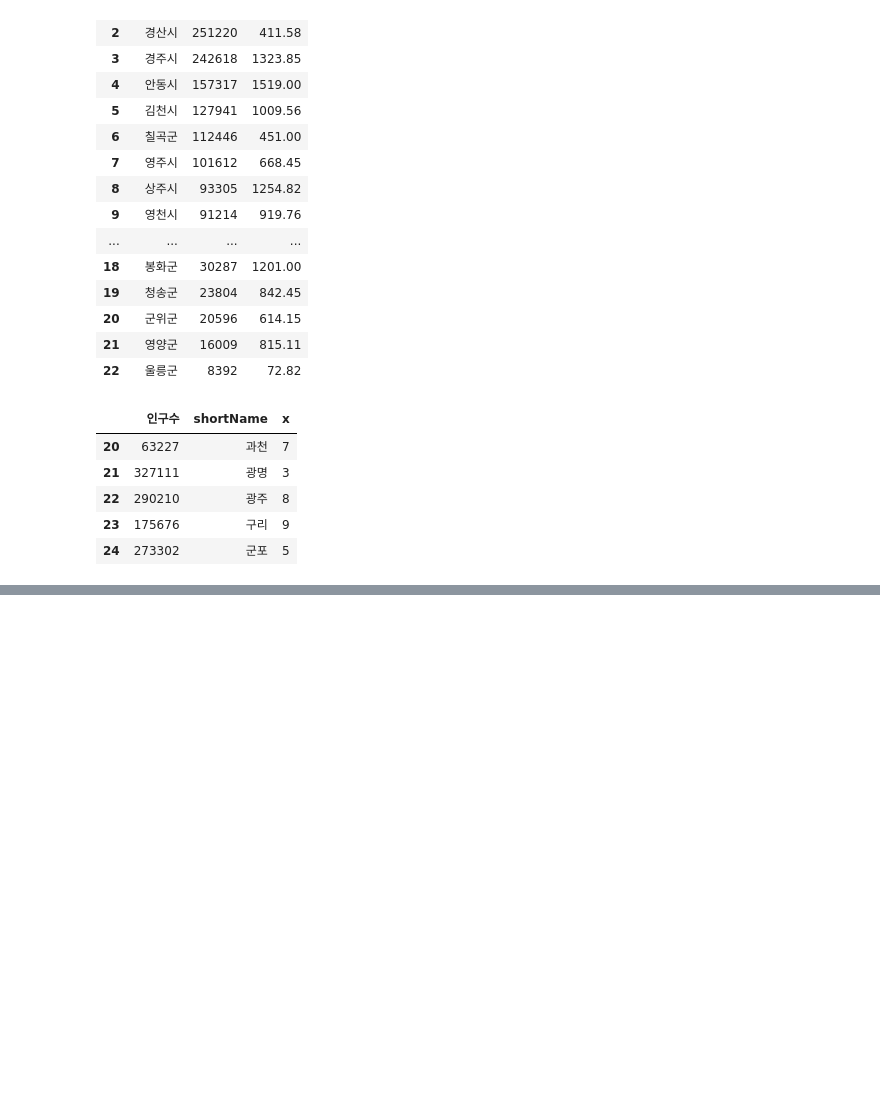
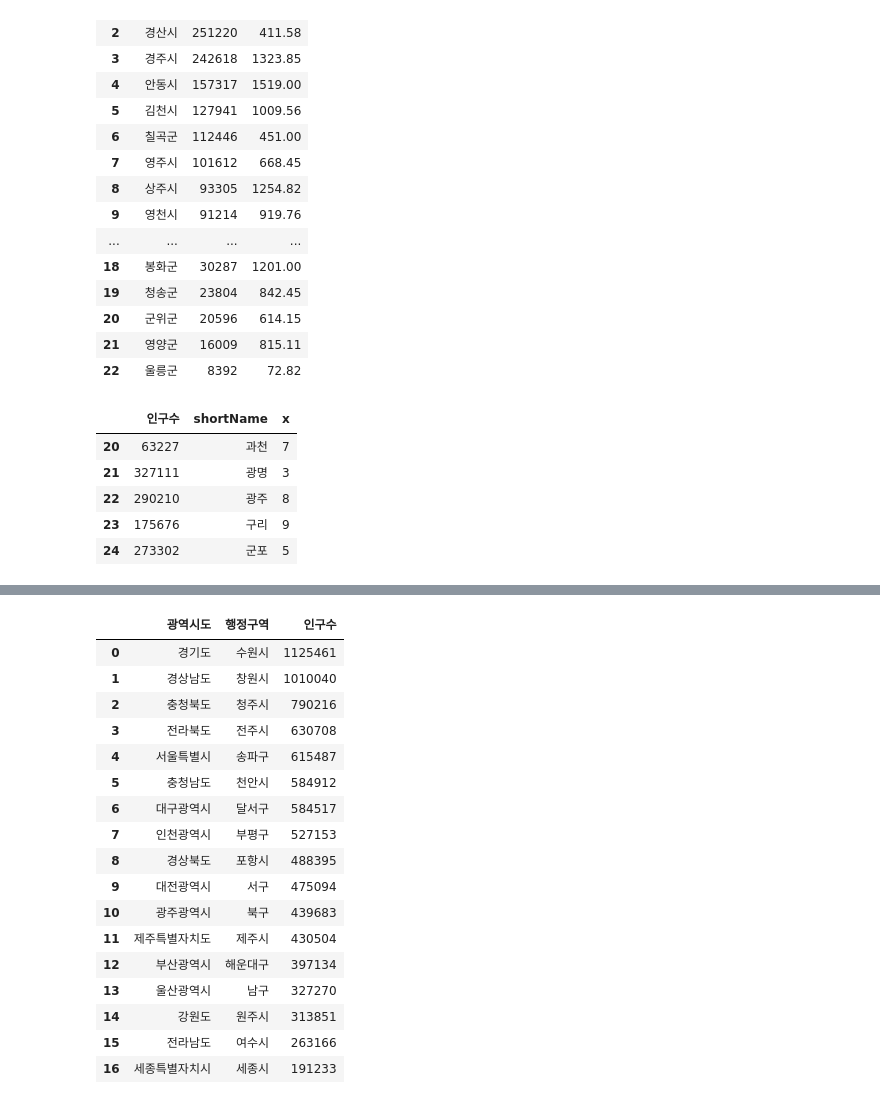
Before and after one commit to NestVail/python_webscraping, a Jupyter notebook: 행정구역정보분석.ipynb, the cells around one changed output, grey strips where cells are left out. Saved outputs shown, nothing was run; the diff lists cells and outputs as text; code cells hidden in the pictures; blank space fills up the shorter version.

```diff
--- a/행정구역정보분석.ipynb
+++ b/행정구역정보분석.ipynb
@@ -163,3 +163,7 @@ pop_mean_val = data['인구수'].mean()
 # round(pop_mean_val) # Same function as pop_mean_val:.2f
 pop_mean_lt_df = data.loc[data['인구수'] < pop_mean_val, ['광역시도', '행정구역', '면적', '인구수' ]].sort_values(by='인구수').reset_index(drop=True)
 pop_mean_lt_df.to_excel('data/평균인구수미달지역.xlsx')
+# %%
+#컬럼명 변경
+data = data.rename(columns={'Unnamed: 0':'seq'})
+data.head()
@@ -165,0 +177,3 @@ pop_mean_lt_df.to_excel('data/평균인구수미달지역.xlsx')
+# %%
+data = data.set_index('seq')
+data.head()
@@ -165,0 +226,5 @@ pop_mean_lt_df.to_excel('data/평균인구수미달지역.xlsx')
+# %%
+# 4. 함수화
+def get_pop_max(sido):
+    max_val = data.loc[data['광역시도'] == sido, '인구수'].max()
+    return data.loc[(data['광역시도'] == sido) & (data['인구수'] == max_val), ['광역시도','행정구역','인구수']]
@@ -165,0 +238,5 @@ pop_mean_lt_df.to_excel('data/평균인구수미달지역.xlsx')
+# %%
+# 5. 광역시도별로 값을 출력해야하므로 for 문을 가동
+for sido_name in data['광역시도'].unique():
+    # print(type(get_pop_max(sido_name)))
+    print(get_pop_max(sido_name))
@@ -165,0 +261,26 @@ pop_mean_lt_df.to_excel('data/평균인구수미달지역.xlsx')
+# %%
+pop_max_df = pd.DataFrame(columns=['광역시도', '행정구역', '인구수'])
+for sido_name in data['광역시도'].unique():
+    pop_max_df = pop_max_df.append(get_pop_max(sido_name))
+
+pop_max_df = pop_max_df.sort_values(by='인구수', ascending=False).reset_index(drop=True)
+pop_max_df
+# %% [output]
+|  | 광역시도 | 행정구역 | 인구수 |
+| 0 | 경기도 | 수원시 | 1125461 |
+| 1 | 경상남도 | 창원시 | 1010040 |
+| 2 | 충청북도 | 청주시 | 790216 |
+| 3 | 전라북도 | 전주시 | 630708 |
+| 4 | 서울특별시 | 송파구 | 615487 |
+| 5 | 충청남도 | 천안시 | 584912 |
+| 6 | 대구광역시 | 달서구 | 584517 |
+| 7 | 인천광역시 | 부평구 | 527153 |
+| 8 | 경상북도 | 포항시 | 488395 |
+| 9 | 대전광역시 | 서구 | 475094 |
+| 10 | 광주광역시 | 북구 | 439683 |
+| 11 | 제주특별자치도 | 제주시 | 430504 |
+| 12 | 부산광역시 | 해운대구 | 397134 |
+| 13 | 울산광역시 | 남구 | 327270 |
+| 14 | 강원도 | 원주시 | 313851 |
+| 15 | 전라남도 | 여수시 | 263166 |
+| 16 | 세종특별자치시 | 세종시 | 191233 |
```
Also changed, not shown: parts of 7 cells of this notebook.
